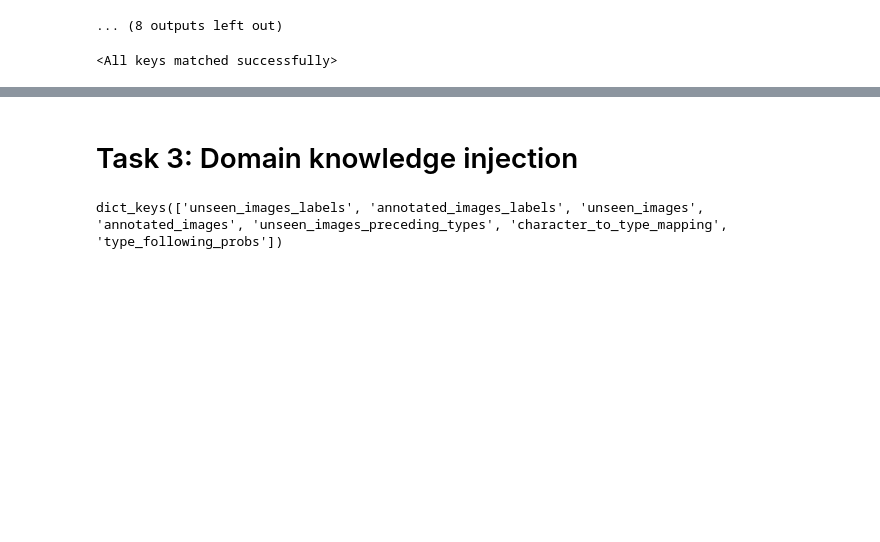
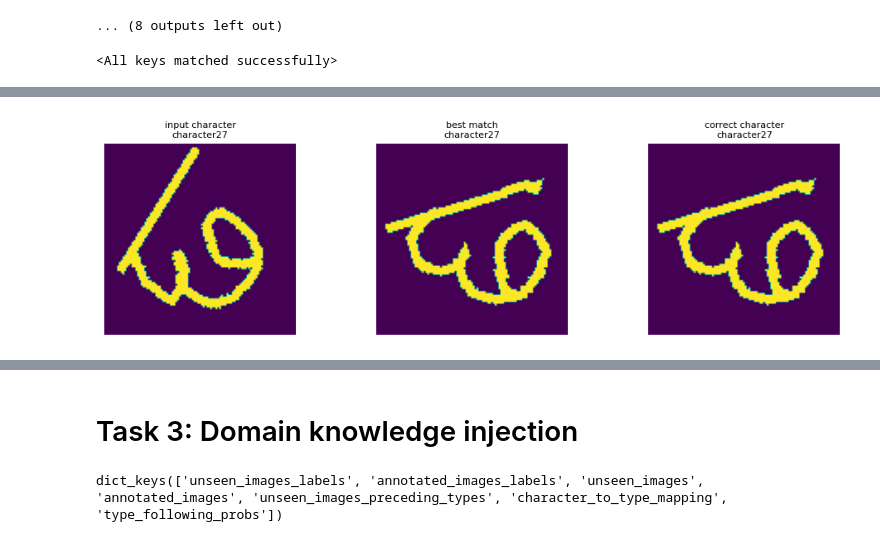
Before and after one commit to CPieter/2AMM10-Assignments, a Jupyter notebook: A1.ipynb, the cells around one changed output, grey strips where cells are left out. Cells and saved outputs as stored; diff of their text form; code cells hidden in the pictures; blank space fills up the shorter version.

```diff
--- a/A1.ipynb
+++ b/A1.ipynb
@@ -928,0 +930,4 @@ total accuracy (using model 2): 0.7779
+# %%
+display_random_match(model2, data_dict_test_task2, DATA_TRANSFORM_TASK2)
+# %% [output]
+[figure, added]
```
Also changed, not shown: parts of 12 cells of this notebook.
